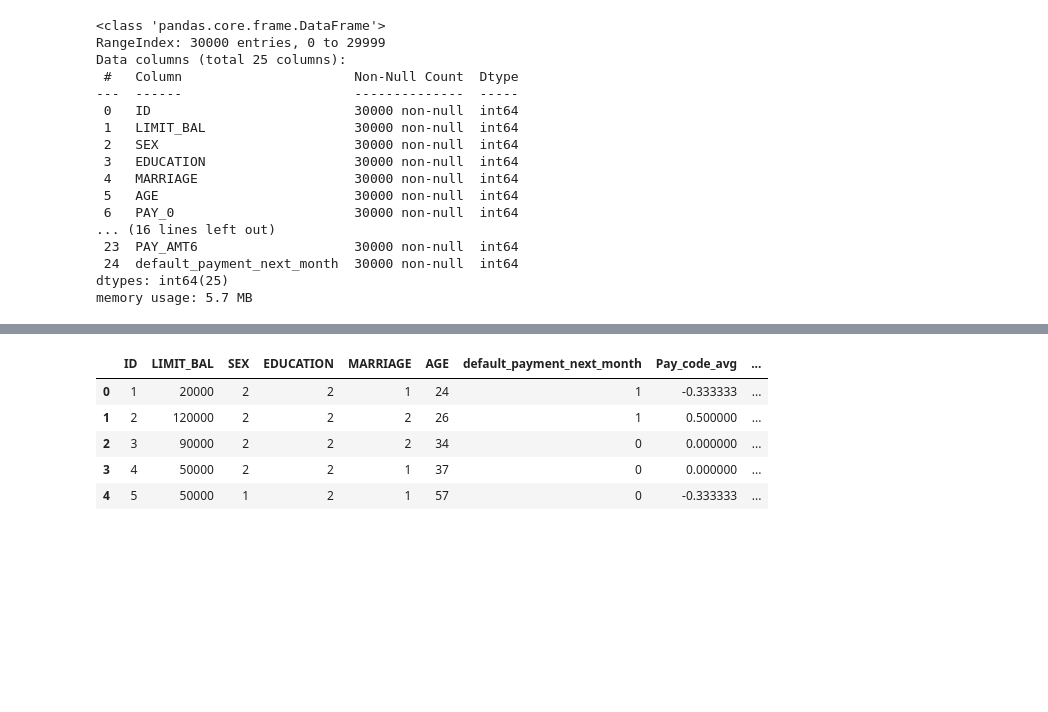
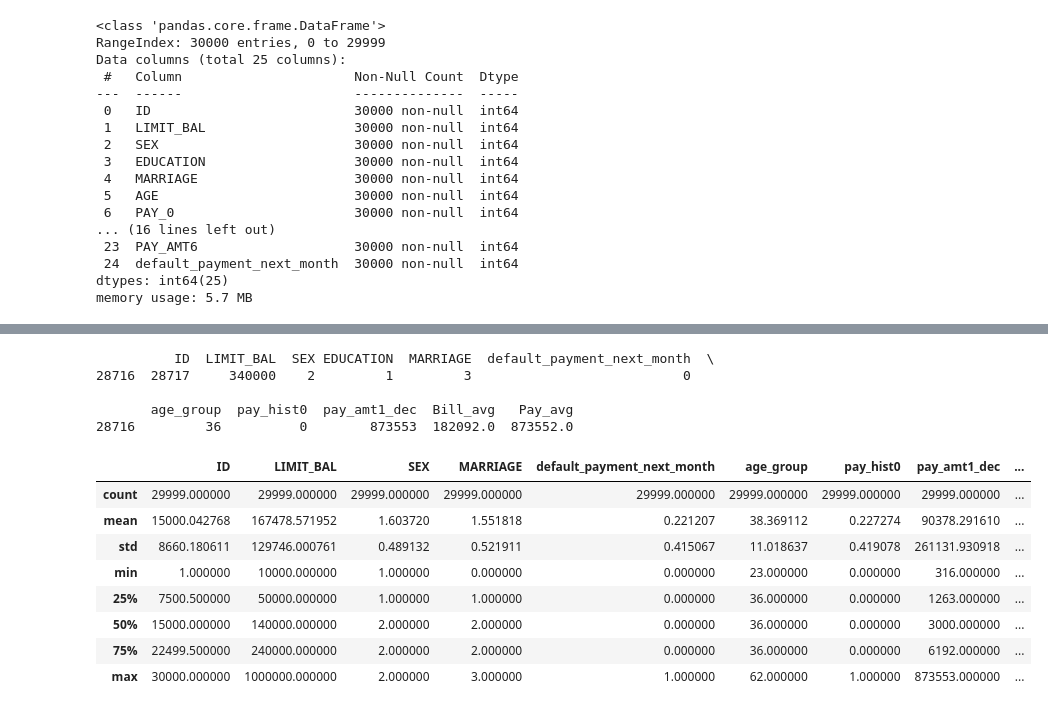
Before and after one commit to sullivan231/data-analytics-2020, a Jupyter notebook: C5 T2 Baby!.ipynb, the cells around one changed output, grey strips where cells are left out. Drawn from its saved outputs; the diff is of its cells as text; code cells hidden in the pictures; blank space fills up the shorter version.

```diff
--- a/C5 T2 Baby!.ipynb
+++ b/C5 T2 Baby!.ipynb
@@ -94,7 +215,3 @@ plt.show()
 # %%
 # In examining correlations, it is clear that the monthly bills are well correlated month to month,
 # and the payments per month are well correlated month to month.
-# %%
-creditx['Pay_code_avg'] = creditx[['PAY_0', 'PAY_2', 'PAY_3', 'PAY_4', 'PAY_5', 'PAY_6']].mean(axis=1)
-creditx['Bill_avg'] = creditx[['BILL_AMT1', 'BILL_AMT2', 'BILL_AMT3', 'BILL_AMT4', 'BILL_AMT5', 'BILL_AMT6']].mean(axis=1)
-creditx['Pay_avg'] = creditx[['PAY_AMT1', 'PAY_AMT1', 'PAY_AMT1', 'PAY_AMT1', 'PAY_AMT1', 'PAY_AMT1']].mean(axis=1)
@@ -242,9 +217,0 @@ creditxx['pay_code_bin']=pd.cut(x=creditxx['Pay_code_avg'], bins=[ -2.008,  0.
-# %%
-creditxx.head()
-# %% [output]
-|  | ID | LIMIT_BAL | SEX | EDUCATION | MARRIAGE | AGE | default_payment_next_month | Pay_code_avg | ... |
-| 0 | 1 | 20000 | 2 | 2 | 1 | 24 | 1 | -0.333333 | ... |
-| 1 | 2 | 120000 | 2 | 2 | 2 | 26 | 1 | 0.500000 | ... |
-| 2 | 3 | 90000 | 2 | 2 | 2 | 34 | 0 | 0.000000 | ... |
-| 3 | 4 | 50000 | 2 | 2 | 1 | 37 | 0 | 0.000000 | ... |
-| 4 | 5 | 50000 | 1 | 2 | 1 | 57 | 0 | -0.333333 | ... |
@@ -250,0 +221,27 @@ creditxx.head()
+# %%
+creditxx = creditx.drop(['BILL_AMT1','BILL_AMT2', 'BILL_AMT3','BILL_AMT4', 'BILL_AMT5','BILL_AMT6',
+                        'PAY_AMT1','PAY_AMT2', 'PAY_AMT3','PAY_AMT4', 'PAY_AMT5','PAY_AMT6', 'AGE',
+                        'PAY_0','PAY_2', 'PAY_3', 'PAY_4', 'PAY_5', 'PAY_6'
+                        ], axis=1)
+# %%
+print(creditxx.iloc[[28716]])
+# %% [output]
+          ID  LIMIT_BAL  SEX EDUCATION  MARRIAGE  default_payment_next_month  \
+28716  28717     340000    2         1         3                           0
+
+       age_group  pay_hist0  pay_amt1_dec  Bill_avg   Pay_avg
+28716         36          0        873553  182092.0  873552.0
+# %%
+creditz = creditxx.drop(creditxx.index[28716])
+# %%
+creditz.describe()
+# %% [output]
+|  | ID | LIMIT_BAL | SEX | MARRIAGE | default_payment_next_month | age_group | pay_hist0 | pay_amt1_dec | ... |
+| count | 29999.000000 | 29999.000000 | 29999.000000 | 29999.000000 | 29999.000000 | 29999.000000 | 29999.000000 | 29999.000000 | ... |
+| mean | 15000.042768 | 167478.571952 | 1.603720 | 1.551818 | 0.221207 | 38.369112 | 0.227274 | 90378.291610 | ... |
+| std | 8660.180611 | 129746.000761 | 0.489132 | 0.521911 | 0.415067 | 11.018637 | 0.419078 | 261131.930918 | ... |
+| min | 1.000000 | 10000.000000 | 1.000000 | 0.000000 | 0.000000 | 23.000000 | 0.000000 | 316.000000 | ... |
+| 25% | 7500.500000 | 50000.000000 | 1.000000 | 1.000000 | 0.000000 | 36.000000 | 0.000000 | 1263.000000 | ... |
+| 50% | 15000.000000 | 140000.000000 | 2.000000 | 2.000000 | 0.000000 | 36.000000 | 0.000000 | 3000.000000 | ... |
+| 75% | 22499.500000 | 240000.000000 | 2.000000 | 2.000000 | 0.000000 | 36.000000 | 0.000000 | 6192.000000 | ... |
+| max | 30000.000000 | 1000000.000000 | 2.000000 | 3.000000 | 1.000000 | 62.000000 | 1.000000 | 873553.000000 | ... |
```
Also changed, not shown: parts of 61 cells of this notebook, 4 other files.
